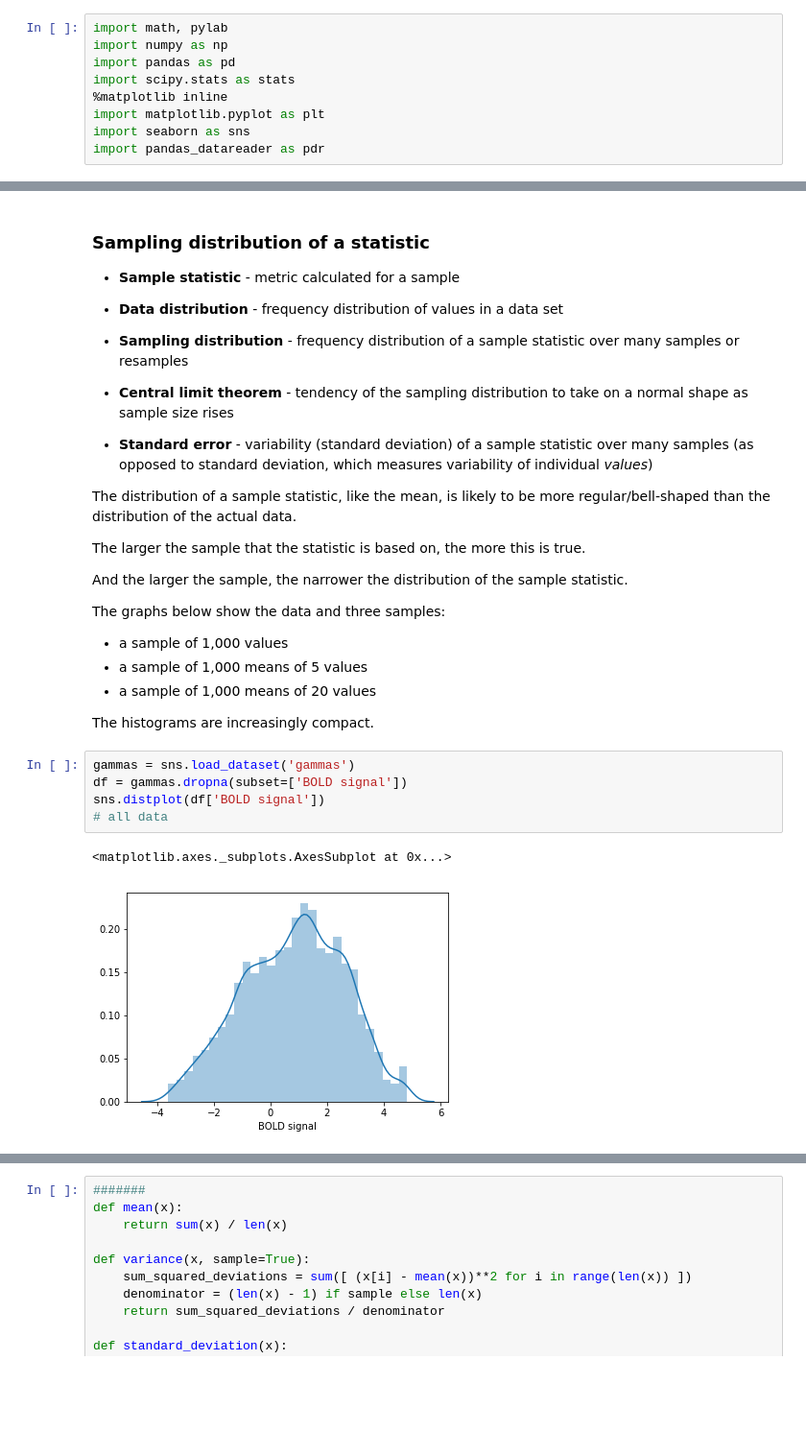
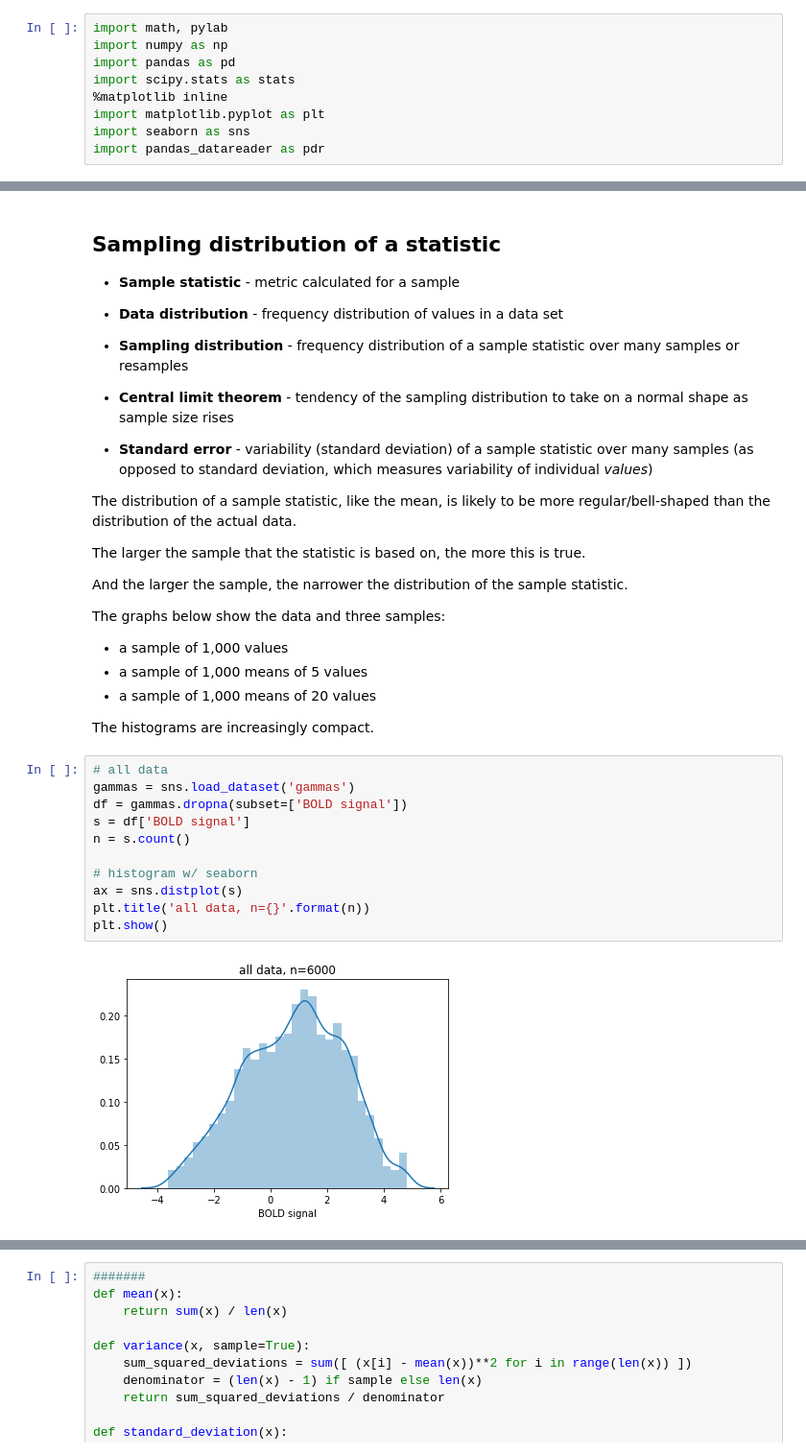
Before and after one commit to andrewmontes87/practical_statistics_py, a Jupyter notebook: notebooks/02 - Data and sampling distributions.ipynb, the cells around one changed output, grey strips where cells are left out. Shown at 96% size. Cells and saved outputs as stored; diff of their text form; blank space fills up the shorter version.

```diff
--- a/notebooks/02 - Data and sampling distributions.ipynb
+++ b/notebooks/02 - Data and sampling distributions.ipynb
@@ -71,5 +82,5 @@ Successive measurements, extreme observations are usually followed by more centr
 # %% [markdown]
-### Sampling distribution of a statistic
+## Sampling distribution of a statistic
 
 - **Sample statistic** - metric calculated for a sample
 
@@ -94,10 +105,15 @@ The graphs below show the data and three samples:
 
 The histograms are increasingly compact.
 # %%
+# all data
 gammas = sns.load_dataset('gammas')
 df = gammas.dropna(subset=['BOLD signal'])
-sns.distplot(df['BOLD signal'])
-# all data
+s = df['BOLD signal']
+n = s.count()
+
+# histogram w/ seaborn
+ax = sns.distplot(s)
+plt.title('all data, n={}'.format(n))
+plt.show()
 # %% [output]
-<matplotlib.axes._subplots.AxesSubplot at 0x...>
-[figure, old version]
+[figure, new version]
```
Also changed, not shown: parts of 60 cells of this notebook, 1 other file.
